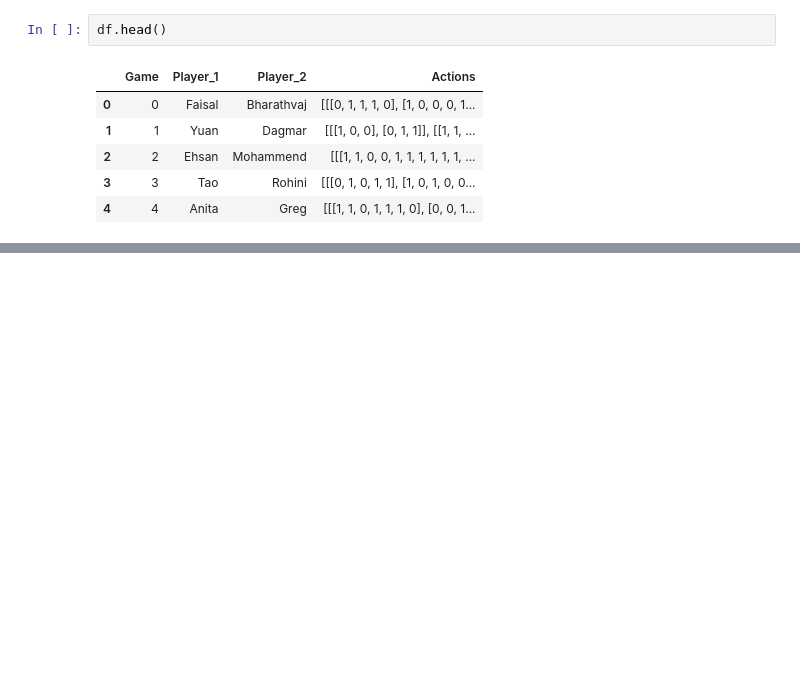
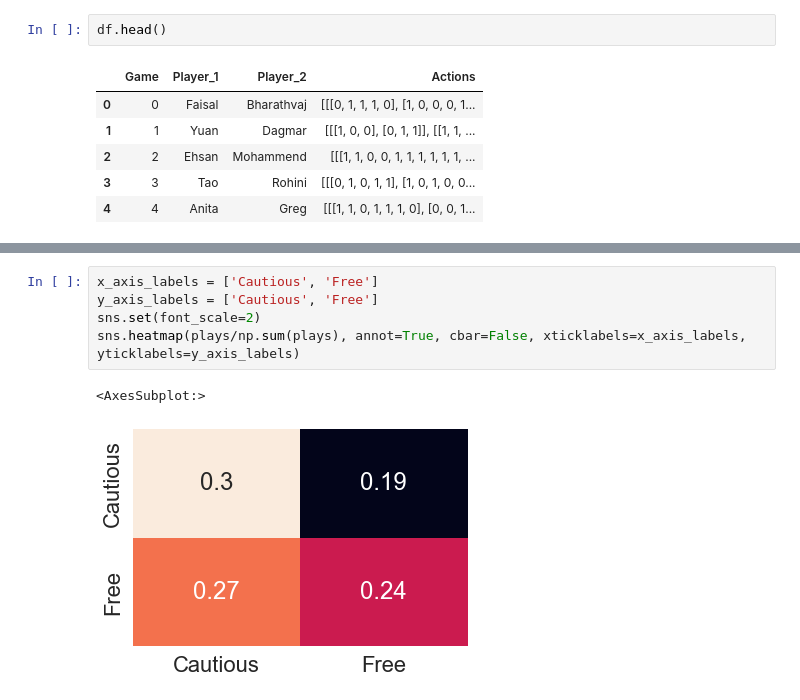
Before and after one commit to RevanMacQueen/BGT-Project, a Jupyter notebook: repeated_game/process_data.ipynb, the cells around one changed output, grey strips where cells are left out. Saved outputs shown, nothing was run; the diff lists cells and outputs as text; blank space fills up the shorter version.

```diff
--- a/repeated_game/process_data.ipynb
+++ b/repeated_game/process_data.ipynb
@@ -355,0 +69,8 @@ m.log_likelihood(list(df.Actions))
+# %%
+x_axis_labels = ['Cautious', 'Free']
+y_axis_labels = ['Cautious', 'Free']
+sns.set(font_scale=2)
+sns.heatmap(plays/np.sum(plays), annot=True, cbar=False, xticklabels=x_axis_labels, yticklabels=y_axis_labels)
+# %% [output]
+<AxesSubplot:>
+[figure, added]
```
Also changed, not shown: parts of 40 cells of this notebook.
